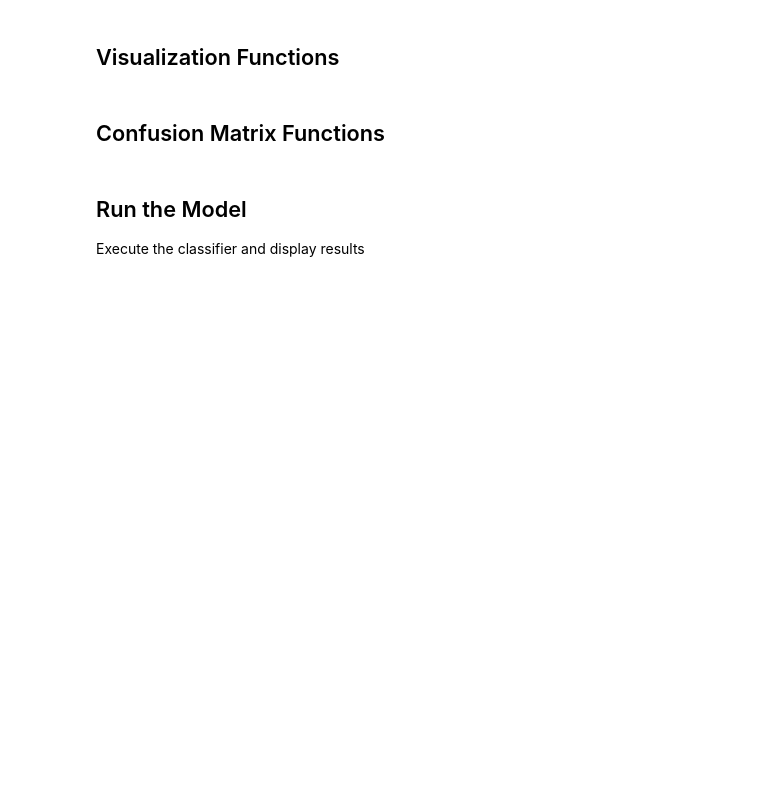
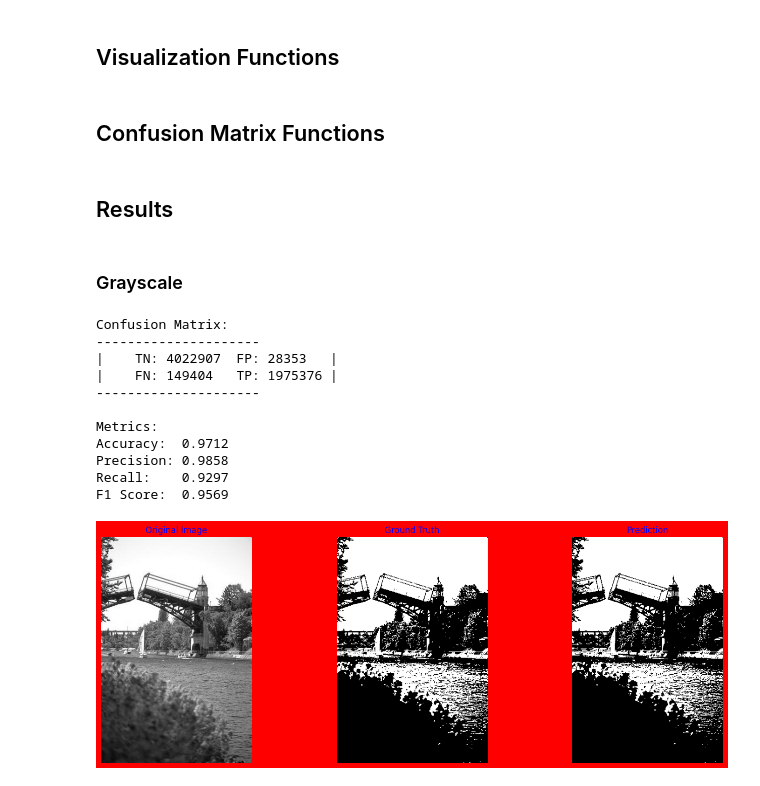
Before and after one commit to M-Bahy/binary-naive-classifier, a Jupyter notebook: task2.ipynb, the cells around one changed output. Saved outputs shown, nothing was run; the diff lists cells and outputs as text; code cells hidden in the pictures; blank space fills up the shorter version.

```diff
--- a/task2.ipynb
+++ b/task2.ipynb
@@ -19,7 +20,7 @@ import matplotlib.pyplot as plt
 
 Set up paths and mode of operation
 # %%
-mode = 36  # Choose between 1 (grayscale), 3 (RGB), or 36 (multi-spectral)
+mode = 1  # Choose between 1 (grayscale), 3 (RGB), or 36 (multi-spectral)
 test_image = ""
 
 # Define paths
@@ -85,2 +197,38 @@ def stats(values):
+# %%
+def count_values(array):
+    # Count occurrences of each value
+    max_value = max(array)
+    counts = [0] * (max_value + 1)
+    for value in array:
+        counts[value] += 1
+    return counts
+
+def stats(values):
+    """
+    Calculate mean and standard deviation of values
+    Args:
+        values: Array of values (either scalars or 1D arrays)
+    Returns:
+        tuple: (mean, std)
+    """
+    # Calculate mean
+    sum_values = 0
+    n = len(values)
+    for value in values:
+        sum_values += value
+    mean = sum_values / n
+
+    # Calculate variance
+    sum_squared_diff = 0
+    for value in values:
+        # Check if value is array or scalar
+        diff = value - mean
+        sum_squared_diff += diff * diff
+    variance = sum_squared_diff / n
+
+    # # Calculate standard deviation
+    # std = (variance) ** 0.5
+
+    return mean, variance
 # %% [markdown]
 ## Naive Bayes Model Implementation
@@ -120,4 +604,0 @@ def ConfMtrx(actual, predicted):
-# %% [markdown]
-## Run the Model
-
-Execute the classifier and display results
@@ -124,9 +734,27 @@ Execute the classifier and display results
+# %% [markdown]
+## Results
+# %% [markdown]
+
+### Grayscale
 # %%
-if mode not in [1, 3, 36]:
-    raise ValueError("Mode should be 1,3 or 36")
-
+mode = 1
+images_directory = image_paths[mode]
+labels_directory = label_paths[mode]
 x_train, y_train, x_test, y_test = train_test_split(images_directory, labels_directory)
 BM = BayesModel(x_train, y_train)
 lbl = BayesPredict(BM, x_test)
 Mtrx = ConfMtrx(y_test, lbl)
 visualize(BM)
+# %% [output]
+Confusion Matrix:
+---------------------
+|    TN: 4022907  FP: 28353   |
+|    FN: 149404   TP: 1975376 |
+---------------------
+
+Metrics:
+Accuracy:  0.9712
+Precision: 0.9858
+Recall:    0.9297
+F1 Score:  0.9569
+[figure, added]
```
Also changed, not shown: parts of 17 cells of this notebook.
